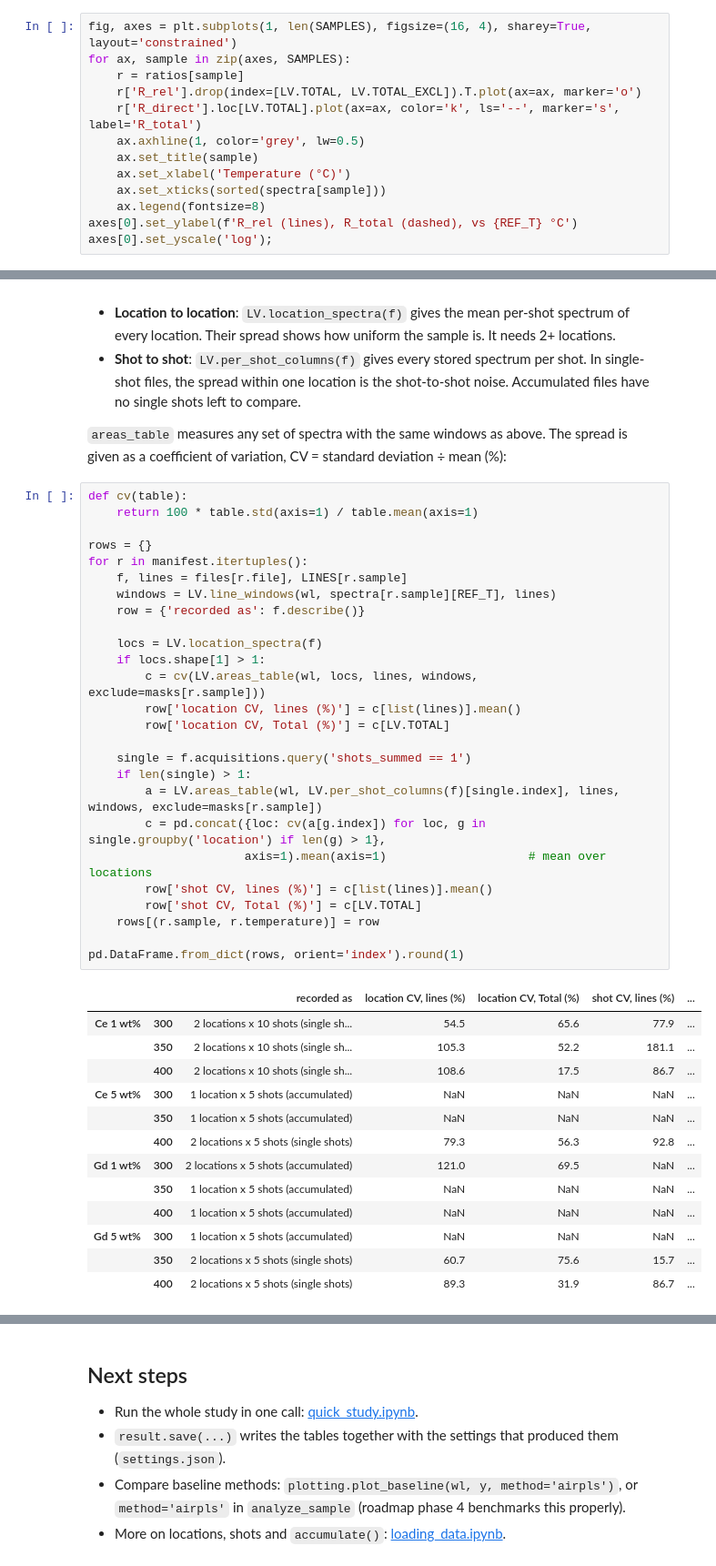
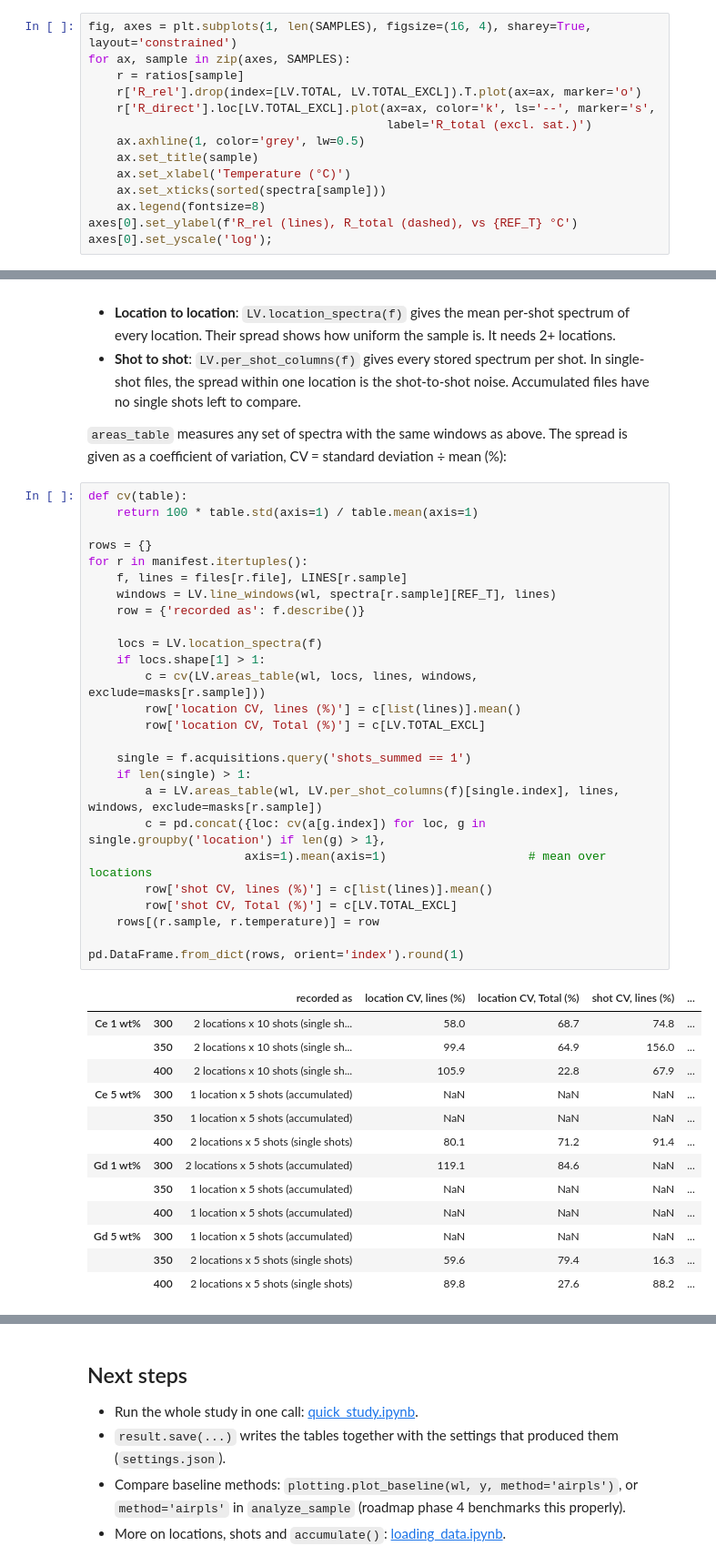
Before and after one commit to smithjt6/LIBS_Viewer, a Jupyter notebook: examples/end_to_end_temp_study.ipynb, the cells around one changed output, grey strips where cells are left out. Shown at 91% size. Saved outputs shown, nothing was run; the diff lists cells and outputs as text.

```diff
--- a/examples/end_to_end_temp_study.ipynb
+++ b/examples/end_to_end_temp_study.ipynb
@@ -339,7 +346,8 @@ fig, axes = plt.subplots(1, len(SAMPLES), figsize=(16, 4), sharey=True, layout='
 for ax, sample in zip(axes, SAMPLES):
     r = ratios[sample]
     r['R_rel'].drop(index=[LV.TOTAL, LV.TOTAL_EXCL]).T.plot(ax=ax, marker='o')
-    r['R_direct'].loc[LV.TOTAL].plot(ax=ax, color='k', ls='--', marker='s', label='R_total')
+    r['R_direct'].loc[LV.TOTAL_EXCL].plot(ax=ax, color='k', ls='--', marker='s',
+                                          label='R_total (excl. sat.)')
     ax.axhline(1, color='grey', lw=0.5)
     ax.set_title(sample)
     ax.set_xlabel('Temperature (°C)')
@@ -361,41 +369,41 @@ The ratios above use the mean over all kept shots. How far do single measurement
 # %%
 def cv(table):
     return 100 * table.std(axis=1) / table.mean(axis=1)
 
 rows = {}
 for r in manifest.itertuples():
     f, lines = files[r.file], LINES[r.sample]
     windows = LV.line_windows(wl, spectra[r.sample][REF_T], lines)
     row = {'recorded as': f.describe()}
 
     locs = LV.location_spectra(f)
     if locs.shape[1] > 1:
         c = cv(LV.areas_table(wl, locs, lines, windows, exclude=masks[r.sample]))
         row['location CV, lines (%)'] = c[list(lines)].mean()
-        row['location CV, Total (%)'] = c[LV.TOTAL]
+        row['location CV, Total (%)'] = c[LV.TOTAL_EXCL]
 
     single = f.acquisitions.query('shots_summed == 1')
     if len(single) > 1:
         a = LV.areas_table(wl, LV.per_shot_columns(f)[single.index], lines, windows, exclude=masks[r.sample])
         c = pd.concat({loc: cv(a[g.index]) for loc, g in single.groupby('location') if len(g) > 1},
                       axis=1).mean(axis=1)                    # mean over locations
         row['shot CV, lines (%)'] = c[list(lines)].mean()
-        row['shot CV, Total (%)'] = c[LV.TOTAL]
+        row['shot CV, Total (%)'] = c[LV.TOTAL_EXCL]
     rows[(r.sample, r.temperature)] = row
 
 pd.DataFrame.from_dict(rows, orient='index').round(1)
 # %% [output]
 |  |  | recorded as | location CV, lines (%) | location CV, Total (%) | shot CV, lines (%) | ... |
-| Ce 1 wt% | 300 | 2 locations x 10 shots (single sh... | 54.5 | 65.6 | 77.9 | ... |
-|  | 350 | 2 locations x 10 shots (single sh... | 105.3 | 52.2 | 181.1 | ... |
-|  | 400 | 2 locations x 10 shots (single sh... | 108.6 | 17.5 | 86.7 | ... |
+| Ce 1 wt% | 300 | 2 locations x 10 shots (single sh... | 58.0 | 68.7 | 74.8 | ... |
+|  | 350 | 2 locations x 10 shots (single sh... | 99.4 | 64.9 | 156.0 | ... |
+|  | 400 | 2 locations x 10 shots (single sh... | 105.9 | 22.8 | 67.9 | ... |
 | Ce 5 wt% | 300 | 1 location x 5 shots (accumulated) | NaN | NaN | NaN | ... |
 |  | 350 | 1 location x 5 shots (accumulated) | NaN | NaN | NaN | ... |
-|  | 400 | 2 locations x 5 shots (single shots) | 79.3 | 56.3 | 92.8 | ... |
-| Gd 1 wt% | 300 | 2 locations x 5 shots (accumulated) | 121.0 | 69.5 | NaN | ... |
+|  | 400 | 2 locations x 5 shots (single shots) | 80.1 | 71.2 | 91.4 | ... |
+| Gd 1 wt% | 300 | 2 locations x 5 shots (accumulated) | 119.1 | 84.6 | NaN | ... |
 |  | 350 | 1 location x 5 shots (accumulated) | NaN | NaN | NaN | ... |
 |  | 400 | 1 location x 5 shots (accumulated) | NaN | NaN | NaN | ... |
 | Gd 5 wt% | 300 | 1 location x 5 shots (accumulated) | NaN | NaN | NaN | ... |
-|  | 350 | 2 locations x 5 shots (single shots) | 60.7 | 75.6 | 15.7 | ... |
-|  | 400 | 2 locations x 5 shots (single shots) | 89.3 | 31.9 | 86.7 | ... |
+|  | 350 | 2 locations x 5 shots (single shots) | 59.6 | 79.4 | 16.3 | ... |
+|  | 400 | 2 locations x 5 shots (single shots) | 89.8 | 27.6 | 88.2 | ... |
 # %% [markdown]
```
Also changed, not shown: parts of 8 cells of this notebook, 3 other files.
